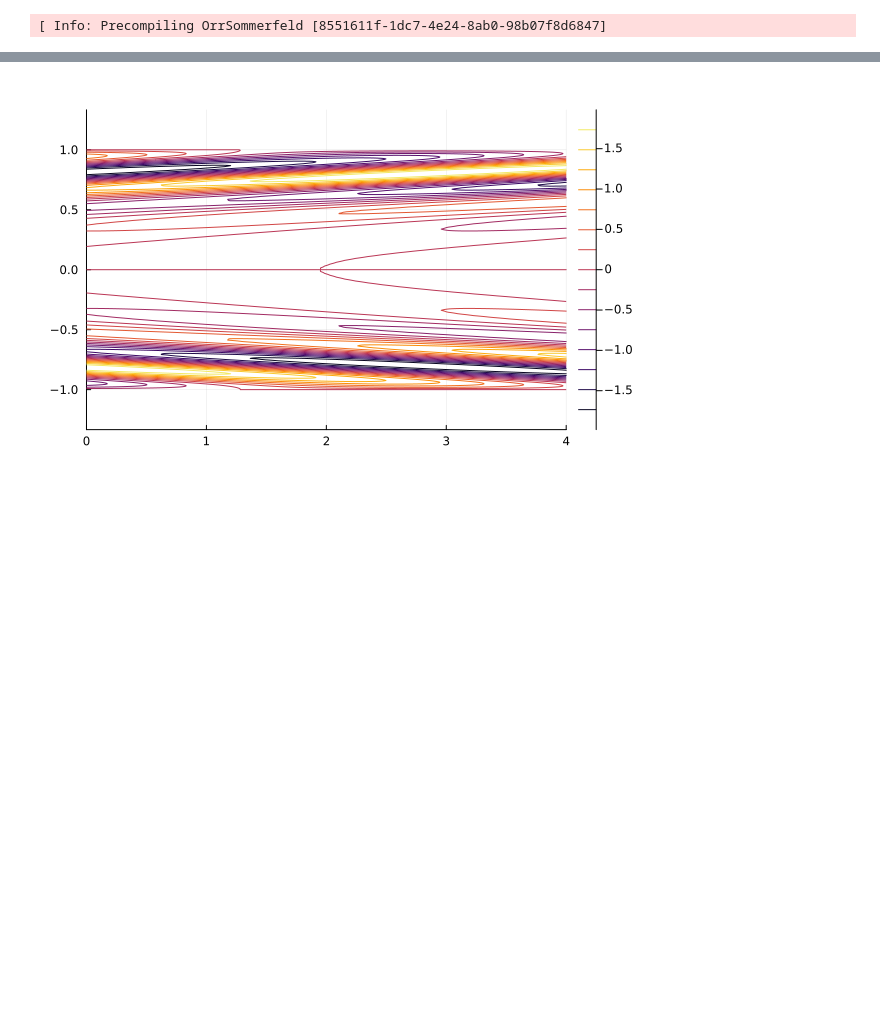
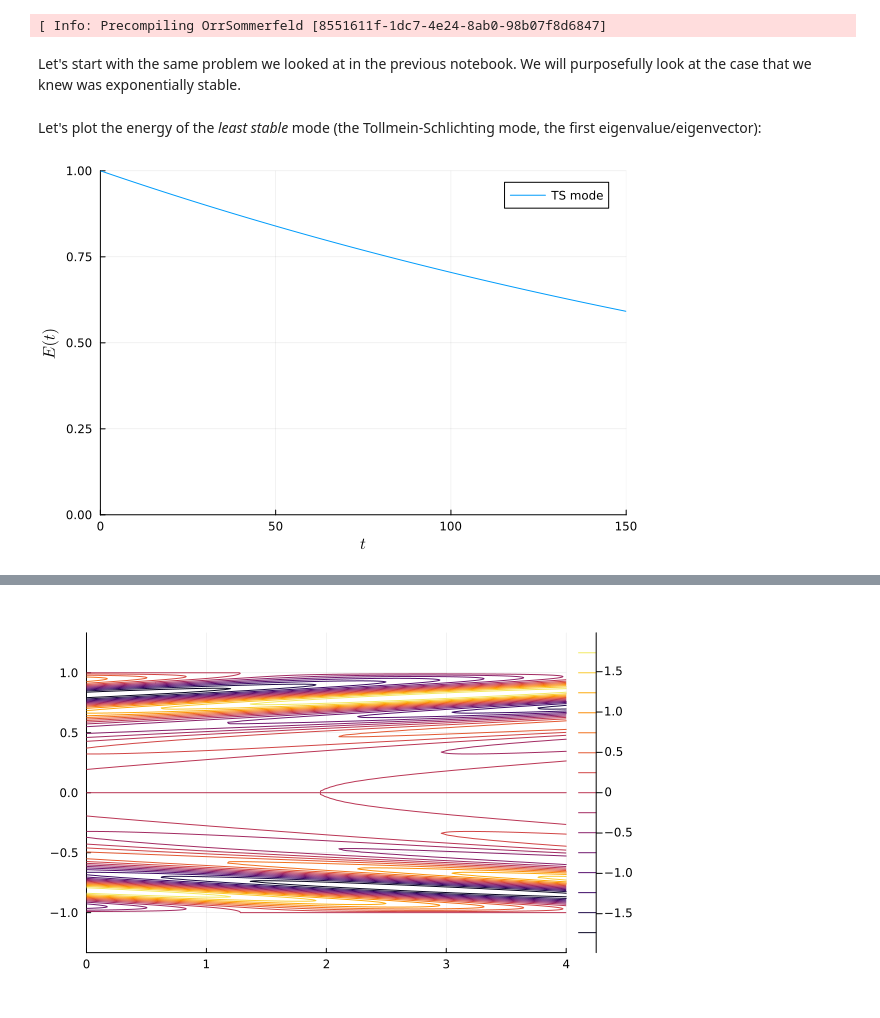
Before and after one commit to UCLAMAEThreads/OrrSommerfeld.jl, a Jupyter notebook: notebooks/optimalgrowth.ipynb, the cells around one changed output, grey strips where cells are left out. Cells and saved outputs as stored; diff of their text form; code cells hidden in the pictures; blank space fills up the shorter version.

```diff
--- a/notebooks/optimalgrowth.ipynb
+++ b/notebooks/optimalgrowth.ipynb
@@ -5,9 +11,23 @@ using OrrSommerfeld
 using Plots
 # %% [output]
 [ Info: Precompiling OrrSommerfeld [8551611f-1dc7-4e24-8ab0-98b07f8d6847]
+# %% [markdown]
+Let's start with the same problem we looked at in the previous notebook.  We will purposefully look at the case that we knew was exponentially stable.
 # %%
 Re = 5000
 α, β = 1.0, 0.0
 
 dOS = os_matrices(α,β,Re,baseflow=:poiseuille);
 eOS = os_eigen(dOS,ilims=(-1.5,Inf),normalize=:true);
+# %% [markdown]
+Let's plot the energy of the *least stable* mode (the Tollmein-Schlichting mode, the first eigenvalue/eigenvector):
+# %%
+κ0 = zeros(ComplexF64,length(eOS.values));
+κ0[1] = 1.0
+
+tmin, tmax = 0.0, 150.0
+tr = range(tmin,tmax,length=100)
+E = disturbance_energy(κ0,dOS,eOS,tr);
+plot(tr,E,xlim=(0,Inf),ylim=(0,Inf),label="TS mode",xlabel="\$t\$",ylabel="\$E(t)\$")
+# %% [output]
+[figure, added]
```
Also changed, not shown: parts of 10 cells of this notebook, 1 other file.
